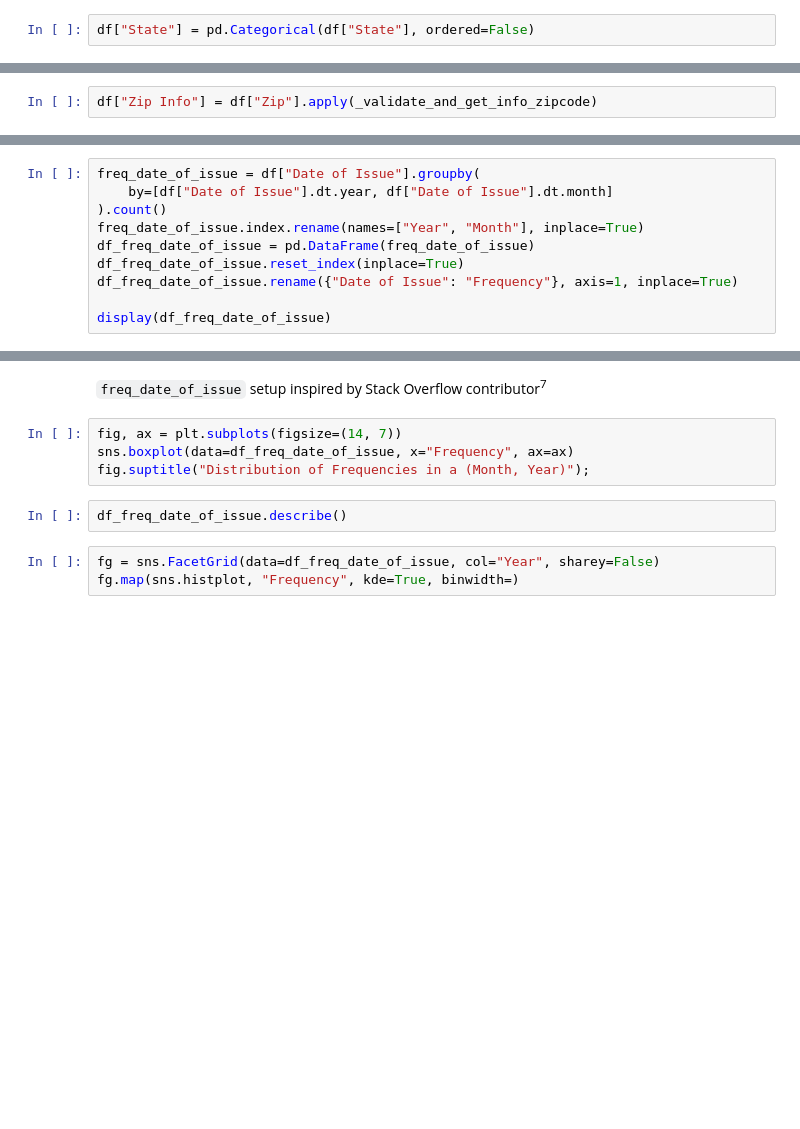
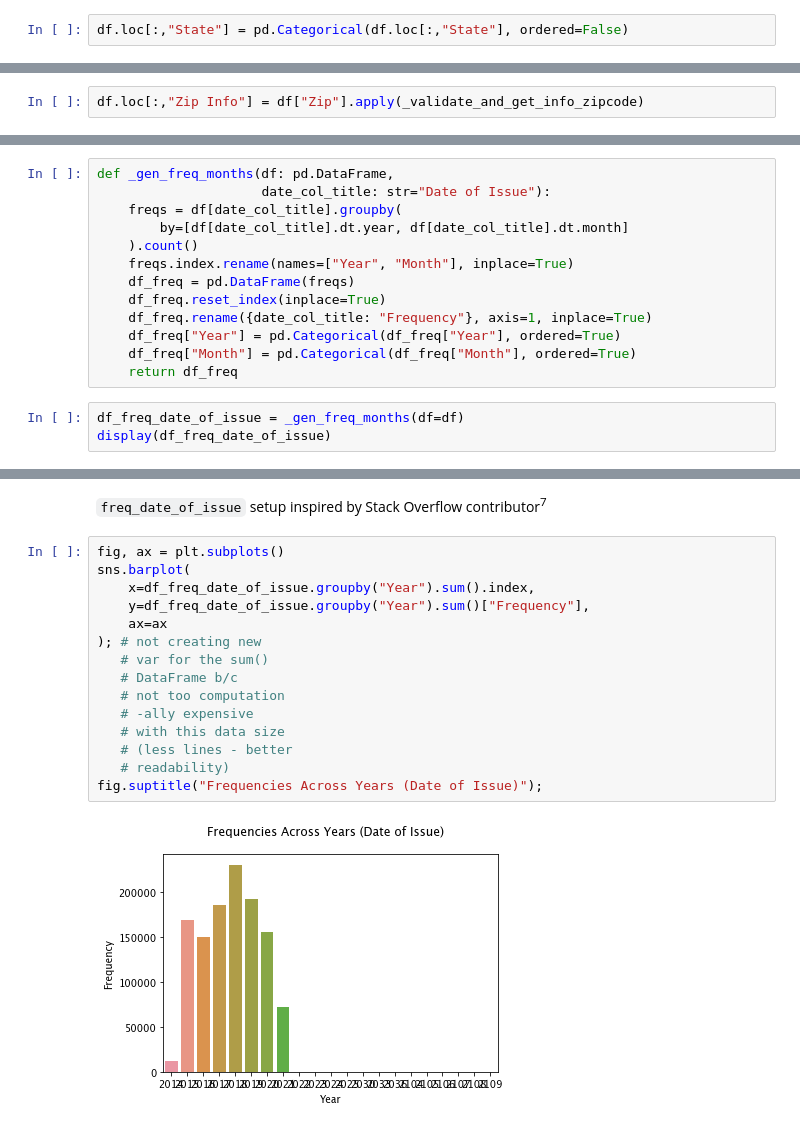
Before and after one commit to ks061/data-mining, a Jupyter notebook: final_proj/finalproj.ipynb, the cells around one changed output, grey strips where cells are left out. Drawn from its saved outputs; the diff is of its cells as text; blank space fills up the shorter version.

````diff
--- a/final_proj/finalproj.ipynb
+++ b/final_proj/finalproj.ipynb
@@ -275,7 +342,7 @@ df["State"] = df["State"].apply(_validate_state)
 # %% [markdown]
 We don't have to eliminate observations without valid state abbreviations. Perhaps we can extrapolate the state of the customer from their area code, i.e. the phone number that received the call.
 # %%
-df["State"] = pd.Categorical(df["State"], ordered=False)
+df.loc[:,"State"] = pd.Categorical(df.loc[:,"State"], ordered=False)
 # %% [markdown]
 State abbreviations are values within a nominal variable.
 # %%
@@ -308,7 +388,7 @@ def _validate_and_get_info_zipcode(zip: str):
     except:
         return np.NaN
 # %%
-df["Zip Info"] = df["Zip"].apply(_validate_and_get_info_zipcode)
+df.loc[:,"Zip Info"] = df["Zip"].apply(_validate_and_get_info_zipcode)
 # %% [markdown]
 How many are NaN after preprocessing (we'll still remove them right after). Checking this adds another check to the preprocessing of this column (to ensure that the preprocessing algorithm/method above is not simply failing and inserting unwaranted NaNs all over).
 # %%
@@ -345,10 +447,16 @@ df.head()
+# %%
+def _gen_freq_months(df: pd.DataFrame,
+                     date_col_title: str="Date of Issue"):
+    freqs = df[date_col_title].groupby(
+        by=[df[date_col_title].dt.year, df[date_col_title].dt.month]
+    ).count()
+    freqs.index.rename(names=["Year", "Month"], inplace=True)
+    df_freq = pd.DataFrame(freqs)
+    df_freq.reset_index(inplace=True)
+    df_freq.rename({date_col_title: "Frequency"}, axis=1, inplace=True)
+    df_freq["Year"] = pd.Categorical(df_freq["Year"], ordered=True)
+    df_freq["Month"] = pd.Categorical(df_freq["Month"], ordered=True)
+    return df_freq
 # %%
-freq_date_of_issue = df["Date of Issue"].groupby(
-    by=[df["Date of Issue"].dt.year, df["Date of Issue"].dt.month]
-).count()
-freq_date_of_issue.index.rename(names=["Year", "Month"], inplace=True)
-df_freq_date_of_issue = pd.DataFrame(freq_date_of_issue)
-df_freq_date_of_issue.reset_index(inplace=True)
-df_freq_date_of_issue.rename({"Date of Issue": "Frequency"}, axis=1, inplace=True)
-
+df_freq_date_of_issue = _gen_freq_months(df=df)
 display(df_freq_date_of_issue)
@@ -355,11 +477,19 @@ display(df_freq_date_of_issue)
 # %% [markdown]
 ```freq_date_of_issue``` setup inspired by Stack Overflow contributor<sup>7</sup>
-# %%
-fig, ax = plt.subplots(figsize=(14, 7))
-sns.boxplot(data=df_freq_date_of_issue, x="Frequency", ax=ax)
-fig.suptitle("Distribution of Frequencies in a (Month, Year)");
-# %%
-df_freq_date_of_issue.describe()
 # %%
-fg = sns.FacetGrid(data=df_freq_date_of_issue, col="Year", sharey=False)
-fg.map(sns.histplot, "Frequency", kde=True, binwidth=)
+fig, ax = plt.subplots()
+sns.barplot(
+    x=df_freq_date_of_issue.groupby("Year").sum().index,
+    y=df_freq_date_of_issue.groupby("Year").sum()["Frequency"],
+    ax=ax
+); # not creating new
+   # var for the sum()
+   # DataFrame b/c
+   # not too computation
+   # -ally expensive
+   # with this data size
+   # (less lines - better
+   # readability)
+fig.suptitle("Frequencies Across Years (Date of Issue)");
+# %% [output]
+[figure, added]
````
Also changed, not shown: parts of 138 cells of this notebook.
